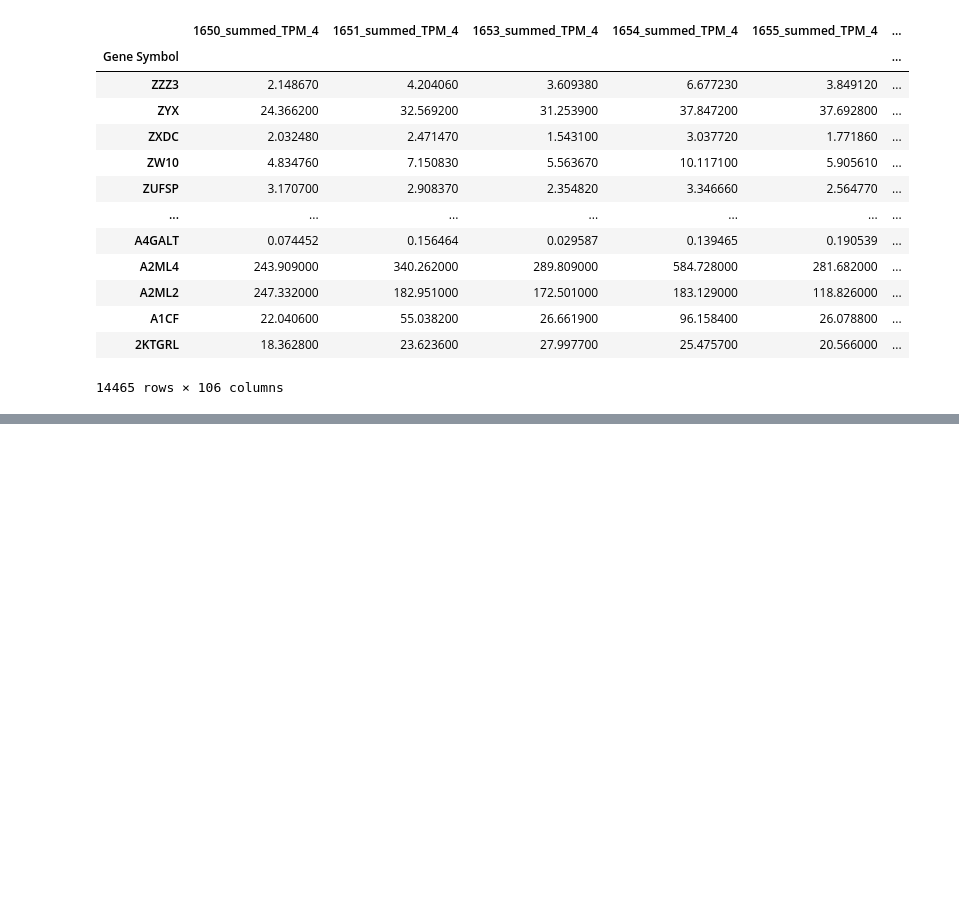
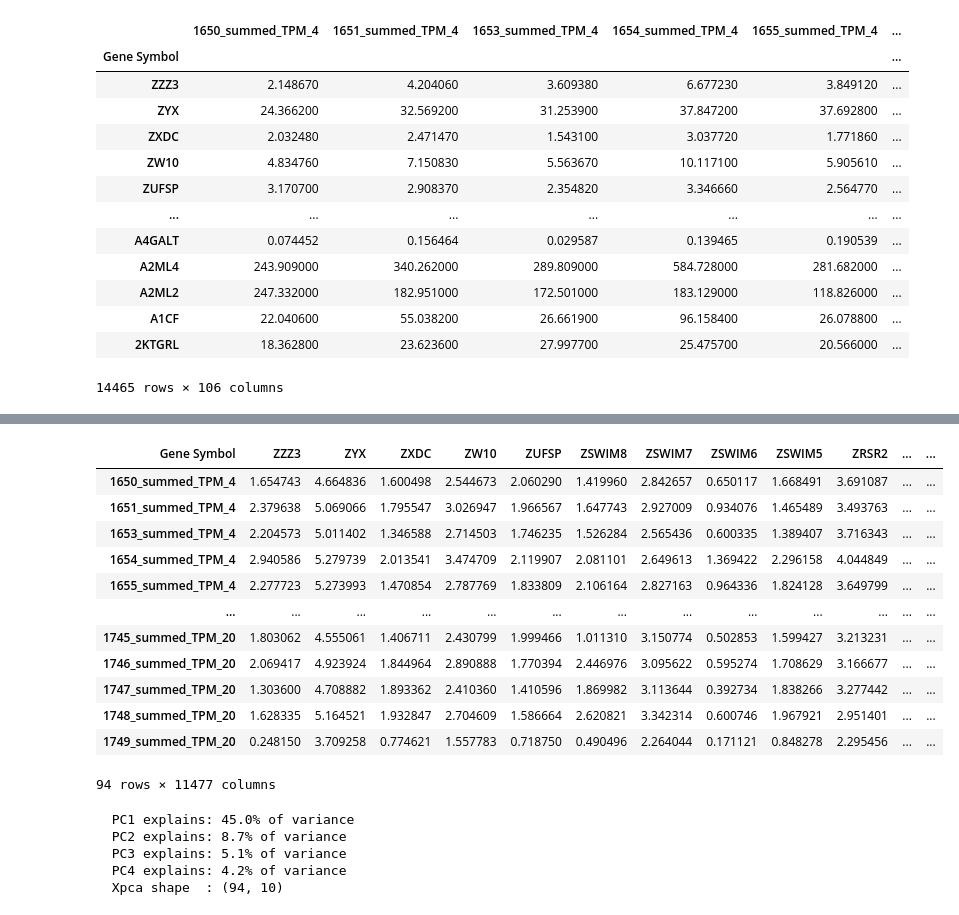
Before and after one commit to NSF-DARSE/YolktoFeed, a Jupyter notebook: JupyterNotebook/liverHEDI.ipynb, the cells around one changed output, grey strips where cells are left out. Drawn from its saved outputs; the diff is of its cells as text; code cells hidden in the pictures; blank space fills up the shorter version.

```diff
--- a/JupyterNotebook/liverHEDI.ipynb
+++ b/JupyterNotebook/liverHEDI.ipynb
@@ -600,0 +153,39 @@ df_day4
+# %%
+log_expr_vals = np.log2(expr.values + 1)
+log_expr = pd.DataFrame(log_expr_vals, index=expr.index, columns=expr.columns)
+log_expr
+# %% [output]
+| Gene Symbol | ZZZ3 | ZYX | ZXDC | ZW10 | ZUFSP | ZSWIM8 | ZSWIM7 | ZSWIM6 | ZSWIM5 | ZRSR2 | ... | ... |
+| 1650_summed_TPM_4 | 1.654743 | 4.664836 | 1.600498 | 2.544673 | 2.060290 | 1.419960 | 2.842657 | 0.650117 | 1.668491 | 3.691087 | ... | ... |
+| 1651_summed_TPM_4 | 2.379638 | 5.069066 | 1.795547 | 3.026947 | 1.966567 | 1.647743 | 2.927009 | 0.934076 | 1.465489 | 3.493763 | ... | ... |
+| 1653_summed_TPM_4 | 2.204573 | 5.011402 | 1.346588 | 2.714503 | 1.746235 | 1.526284 | 2.565436 | 0.600335 | 1.389407 | 3.716343 | ... | ... |
+| 1654_summed_TPM_4 | 2.940586 | 5.279739 | 2.013541 | 3.474709 | 2.119907 | 2.081101 | 2.649613 | 1.369422 | 2.296158 | 4.044849 | ... | ... |
+| 1655_summed_TPM_4 | 2.277723 | 5.273993 | 1.470854 | 2.787769 | 1.833809 | 2.106164 | 2.827163 | 0.964336 | 1.824128 | 3.649799 | ... | ... |
+| ... | ... | ... | ... | ... | ... | ... | ... | ... | ... | ... | ... | ... |
+| 1745_summed_TPM_20 | 1.803062 | 4.555061 | 1.406711 | 2.430799 | 1.999466 | 1.011310 | 3.150774 | 0.502853 | 1.599427 | 3.213231 | ... | ... |
+| 1746_summed_TPM_20 | 2.069417 | 4.923924 | 1.844964 | 2.890888 | 1.770394 | 2.446976 | 3.095622 | 0.595274 | 1.708629 | 3.166677 | ... | ... |
+| 1747_summed_TPM_20 | 1.303600 | 4.708882 | 1.893362 | 2.410360 | 1.410596 | 1.869982 | 3.113644 | 0.392734 | 1.838266 | 3.277442 | ... | ... |
+| 1748_summed_TPM_20 | 1.628335 | 5.164521 | 1.932847 | 2.704609 | 1.586664 | 2.620821 | 3.342314 | 0.600746 | 1.967921 | 2.951401 | ... | ... |
+| 1749_summed_TPM_20 | 0.248150 | 3.709258 | 0.774621 | 1.557783 | 0.718750 | 0.490496 | 2.264044 | 0.171121 | 0.848278 | 2.295456 | ... | ... |
+94 rows × 11477 columns
+# %%
+from sklearn.decomposition import PCA
+from sklearn.preprocessing import StandardScaler
+
+X_t        = log_expr.values.astype(float)
+X_t_scaled = StandardScaler().fit_transform(X_t)
+
+pca_t = PCA(n_components=10, random_state=42)
+Xpca  = pca_t.fit_transform(X_t_scaled)
+
+print(f"  PC1 explains: {pca_t.explained_variance_ratio_[0]*100:.1f}% of variance")
+print(f"  PC2 explains: {pca_t.explained_variance_ratio_[1]*100:.1f}% of variance")
+print(f"  PC3 explains: {pca_t.explained_variance_ratio_[2]*100:.1f}% of variance")
+print(f"  PC4 explains: {pca_t.explained_variance_ratio_[3]*100:.1f}% of variance")
+print(f"  Xpca shape  : {Xpca.shape}")
+# %% [output]
+  PC1 explains: 45.0% of variance
+  PC2 explains: 8.7% of variance
+  PC3 explains: 5.1% of variance
+  PC4 explains: 4.2% of variance
+  Xpca shape  : (94, 10)
```
Also changed, not shown: parts of 55 cells of this notebook.
